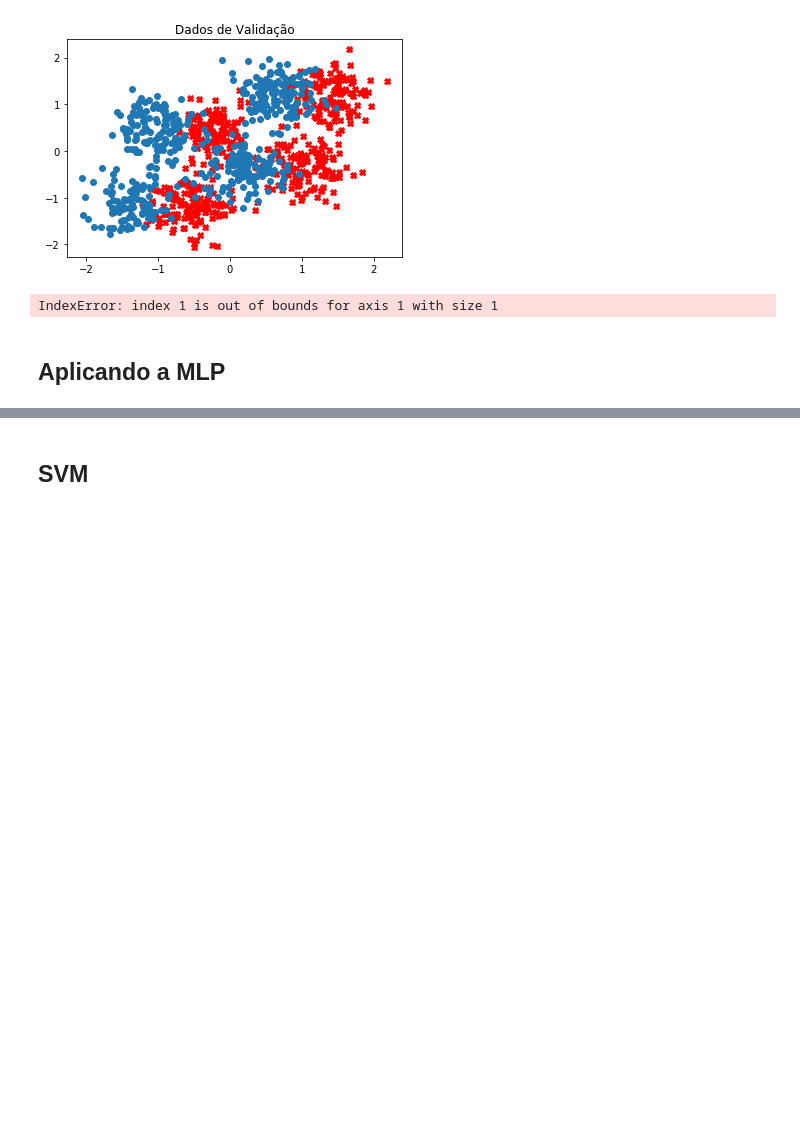
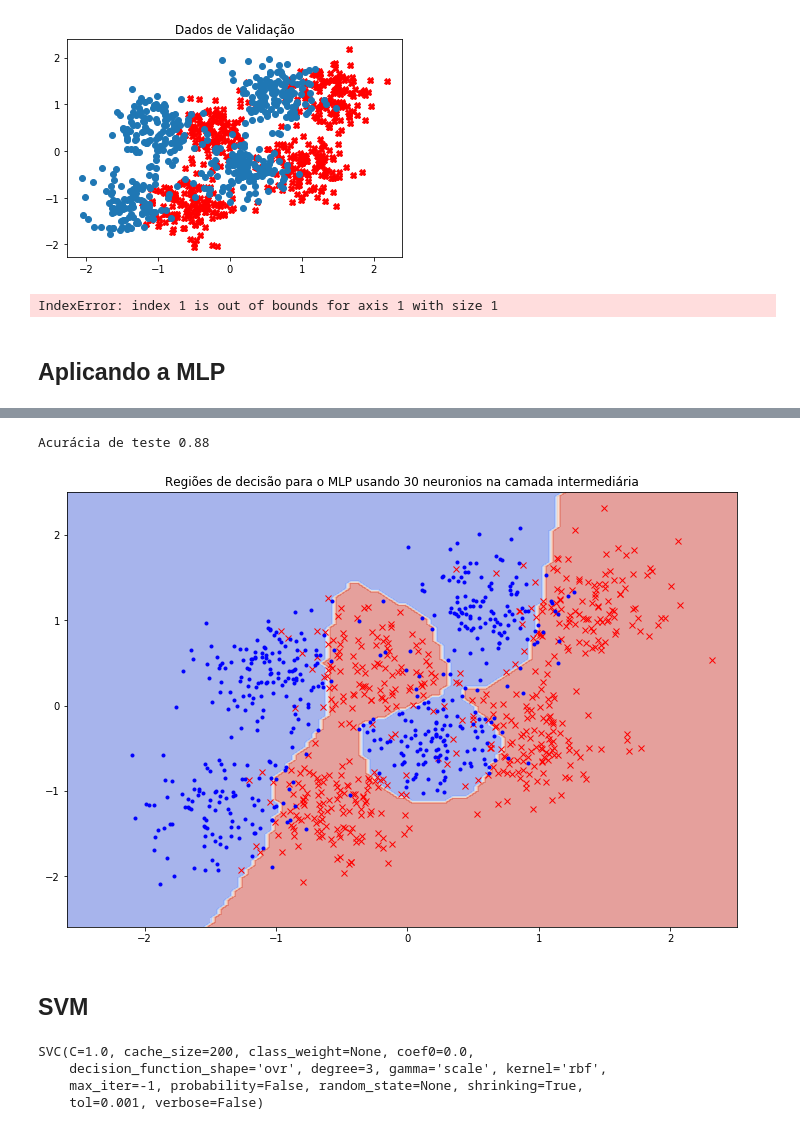
Before and after one commit to jimitogni/ia006, a Jupyter notebook: list3/EFC3.ipynb, the cells around one changed output, grey strips where cells are left out. Saved outputs shown, nothing was run; the diff lists cells and outputs as text; code cells hidden in the pictures; blank space fills up the shorter version.

```diff
--- a/list3/EFC3.ipynb
+++ b/list3/EFC3.ipynb
@@ -213,14 +419,14 @@ epocas = 300
 H = 30
 
 model = torch.nn.Sequential(
-        torch.nn.Linear(dimen_entrada, H),
+        torch.nn.Linear(dim_entrada, H),
         torch.nn.ReLU(),
         torch.nn.Linear(H, classes),
         torch.nn.Sigmoid(),
 )
 
-X = np.vstack((X_train, X_val))
-y = np.vstack((y_train, y_val))
+X = np.vstack((X_treino, X_val))
+y = np.vstack((y_treino, y_val))
 
 optimizer = optim.Adam(model.parameters())
 
@@ -252,45 +462,53 @@ print('Test set: Avg. loss: {:.4f}, Accuracy: {}/{} ({:.0f}%)'.format(
 # %%
-X_test_t = torch.FloatTensor(X_test)
+X_test_t = torch.FloatTensor(X_teste)
 y_hat_test = model(X_test_t)
 y_hat_test_class = np.where(y_hat_test.detach().numpy()<0.5, 0, 1)
-test_accuracy = np.sum(y_test.reshape(-1,1)==y_hat_test_class) / len(y_test)
-print("Test Accuracy {:.2f}".format(test_accuracy))
+test_accuracy = np.sum(y_teste.reshape(-1,1)==y_hat_test_class) / len(y_teste)
+print("Acurácia de teste {:.2f}".format(test_accuracy))
 
 
-x_min, x_max = X_train[:, 0].min()-0.3, X_train[:, 0].max()+0.3
-y_min, y_max = X_train[:, 1].min()-0.3, X_train[:, 1].max()+0.3
+x_min, x_max = X_treino[:, 0].min()-0.3, X_treino[:, 0].max()+0.3
+y_min, y_max = X_treino[:, 1].min()-0.3, X_treino[:, 1].max()+0.3
 
 
 spacing = min(x_max - x_min, y_max - y_min) / 100
 
 
 XX, YY = np.meshgrid(np.arange(x_min, x_max, spacing),
                np.arange(y_min, y_max, spacing))
 
 
 data = np.hstack((XX.ravel().reshape(-1,1),
                   YY.ravel().reshape(-1,1)))
 
 
 data_t = torch.FloatTensor(data)
 db_prob = model(data_t)
 
 clf = np.where(db_prob<0.5,0,1)
 
 Z = clf.reshape(XX.shape)
 
 plt.figure(figsize=(12,8))
-plt.title("Decision Regions for MLP with {} neurons in hidden layer".format(H))
+plt.title("Regiões de decisão para o MLP usando {} neuronios na camada intermediária".format(H))
 plt.contourf(XX, YY, Z, cmap=plt.cm.coolwarm, alpha=0.5)
-plt.plot(X_test[np.in1d(y_test, 1), 0], X_test[np.in1d(y_test, 1), 1], 'rx')
-plt.plot(X_test[np.in1d(y_test, 0), 0], X_test[np.in1d(y_test, 0), 1], 'b.')
-plt.savefig(os.path.join(pst_imagens, 'mlp_regions_h_{}.png'.format(H)), bbox_inches='tight')
+plt.plot(X_teste[np.in1d(y_teste, 1), 0], X_teste[np.in1d(y_teste, 1), 1], 'rx')
+plt.plot(X_teste[np.in1d(y_teste, 0), 0], X_teste[np.in1d(y_teste, 0), 1], 'b.')
+plt.savefig(os.path.join(pst_imagens, 'mlp_regioes_h_{}.png'.format(H)), bbox_inches='tight')
 plt.show()
+# %% [output]
+Acurácia de teste 0.88
+[figure, added]
 # %% [markdown]
 ## SVM
 # %%
 clf = SVC(gamma='scale')
-clf.fit(X_train, y_train.ravel())
+clf.fit(X_treino, y_treino.ravel())
+# %% [output]
+SVC(C=1.0, cache_size=200, class_weight=None, coef0=0.0,
+    decision_function_shape='ovr', degree=3, gamma='scale', kernel='rbf',
+    max_iter=-1, probability=False, random_state=None, shrinking=True,
+    tol=0.001, verbose=False)
 # %%
 y_pred = clf.predict(X_val)
 accuracy_score(y_pred, y_val)
```
Also changed, not shown: parts of 13 cells of this notebook, 19 other files.
